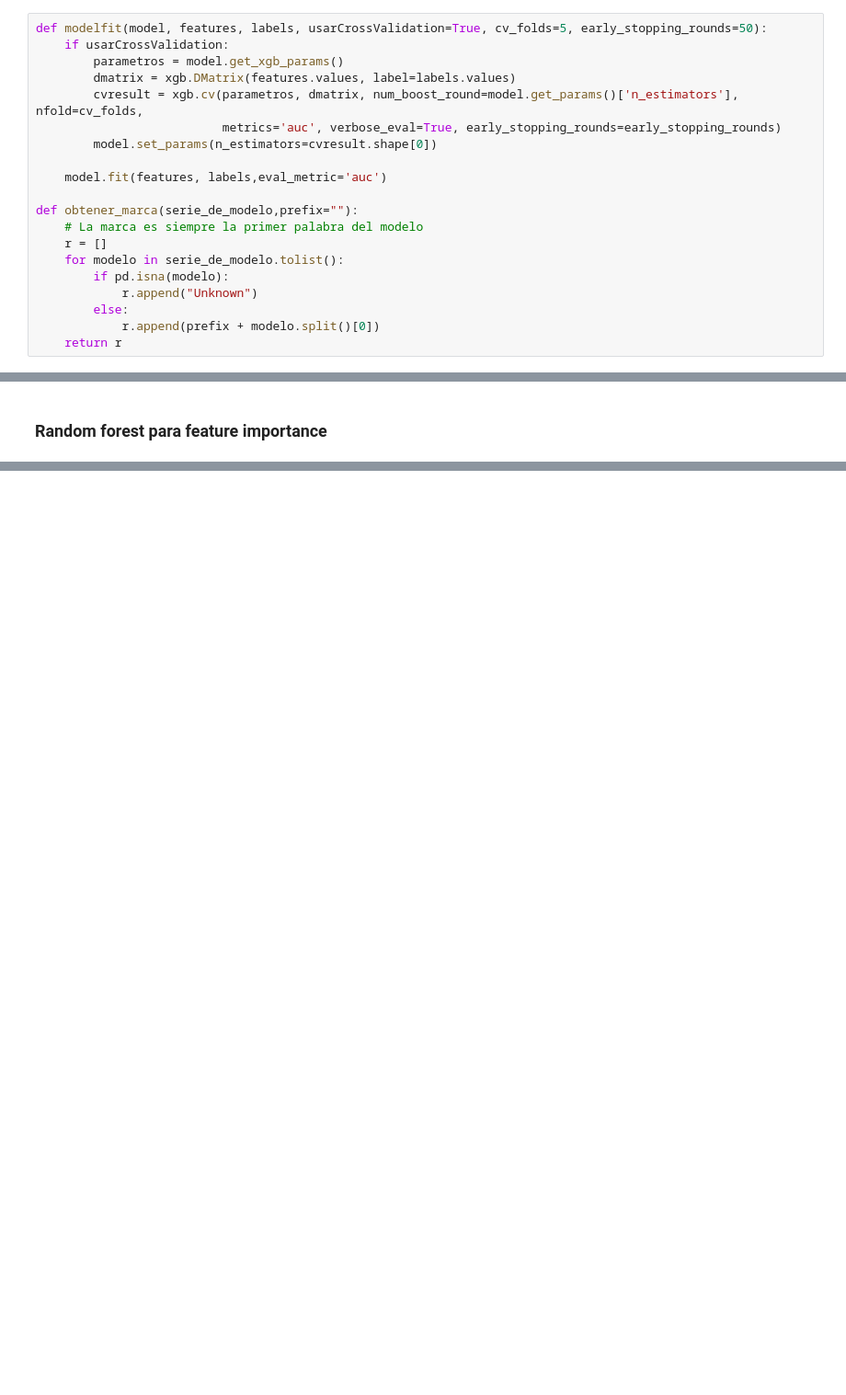
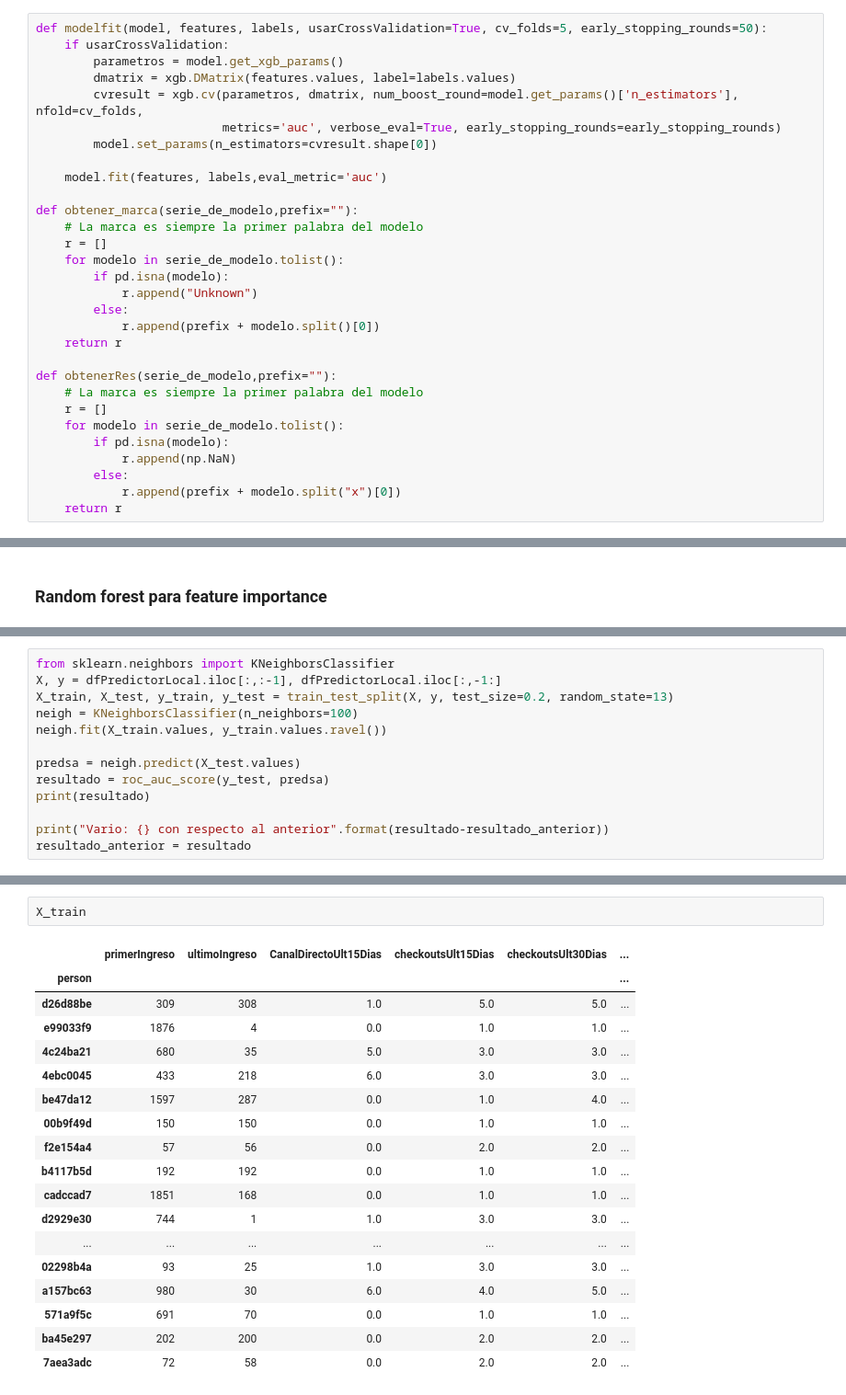
Before and after one commit to facuub/TP2, a Jupyter notebook: Predecir Compras Nuevo feature.ipynb, the cells around one changed output, grey strips where cells are left out. Shown: that part at 92% size. Saved outputs shown, nothing was run; the diff lists cells and outputs as text; blank space fills up the shorter version.

```diff
--- a/Predecir Compras Nuevo feature.ipynb
+++ b/Predecir Compras Nuevo feature.ipynb
@@ -30,6 +30,16 @@ def obtener_marca(serie_de_modelo,prefix=""):
         else:
             r.append(prefix + modelo.split()[0])
     return r
+
+def obtenerRes(serie_de_modelo,prefix=""):
+    # La marca es siempre la primer palabra del modelo
+    r = []
+    for modelo in serie_de_modelo.tolist():
+        if pd.isna(modelo):
+            r.append(np.NaN)
+        else:
+            r.append(prefix + modelo.split("x")[0])
+    return r
 # %% [markdown]
 ### Lectura csv
 # %%
@@ -580,3 +682,16 @@ ax.set(xlabel="Importancia", ylabel="Feature")
 # %% [output]
 [Text(0,0.5,'Feature'), Text(0.5,0,'Importancia')]
 [figure]
+# %%
+from sklearn.neighbors import KNeighborsClassifier
+X, y = dfPredictorLocal.iloc[:,:-1], dfPredictorLocal.iloc[:,-1:]
+X_train, X_test, y_train, y_test = train_test_split(X, y, test_size=0.2, random_state=13)
+neigh = KNeighborsClassifier(n_neighbors=100)
+neigh.fit(X_train.values, y_train.values.ravel())
+
+predsa = neigh.predict(X_test.values)
+resultado = roc_auc_score(y_test, predsa)
+print(resultado)
+
+print("Vario: {} con respecto al anterior".format(resultado-resultado_anterior))
+resultado_anterior = resultado
@@ -582,0 +701,21 @@ ax.set(xlabel="Importancia", ylabel="Feature")
+# %%
+X_train
+# %% [output]
+|  | primerIngreso | ultimoIngreso | CanalDirectoUlt15Dias | checkoutsUlt15Dias | checkoutsUlt30Dias | ... |
+| person |  |  |  |  |  | ... |
+| d26d88be | 309 | 308 | 1.0 | 5.0 | 5.0 | ... |
+| e99033f9 | 1876 | 4 | 0.0 | 1.0 | 1.0 | ... |
+| 4c24ba21 | 680 | 35 | 5.0 | 3.0 | 3.0 | ... |
+| 4ebc0045 | 433 | 218 | 6.0 | 3.0 | 3.0 | ... |
+| be47da12 | 1597 | 287 | 0.0 | 1.0 | 4.0 | ... |
+| 00b9f49d | 150 | 150 | 0.0 | 1.0 | 1.0 | ... |
+| f2e154a4 | 57 | 56 | 0.0 | 2.0 | 2.0 | ... |
+| b4117b5d | 192 | 192 | 0.0 | 1.0 | 1.0 | ... |
+| cadccad7 | 1851 | 168 | 0.0 | 1.0 | 1.0 | ... |
+| d2929e30 | 744 | 1 | 1.0 | 3.0 | 3.0 | ... |
+| ... | ... | ... | ... | ... | ... | ... |
+| 02298b4a | 93 | 25 | 1.0 | 3.0 | 3.0 | ... |
+| a157bc63 | 980 | 30 | 6.0 | 4.0 | 5.0 | ... |
+| 571a9f5c | 691 | 70 | 0.0 | 1.0 | 1.0 | ... |
+| ba45e297 | 202 | 200 | 0.0 | 2.0 | 2.0 | ... |
+| 7aea3adc | 72 | 58 | 0.0 | 2.0 | 2.0 | ... |
```
Also changed, not shown: parts of 10 cells of this notebook, 1 other file.
